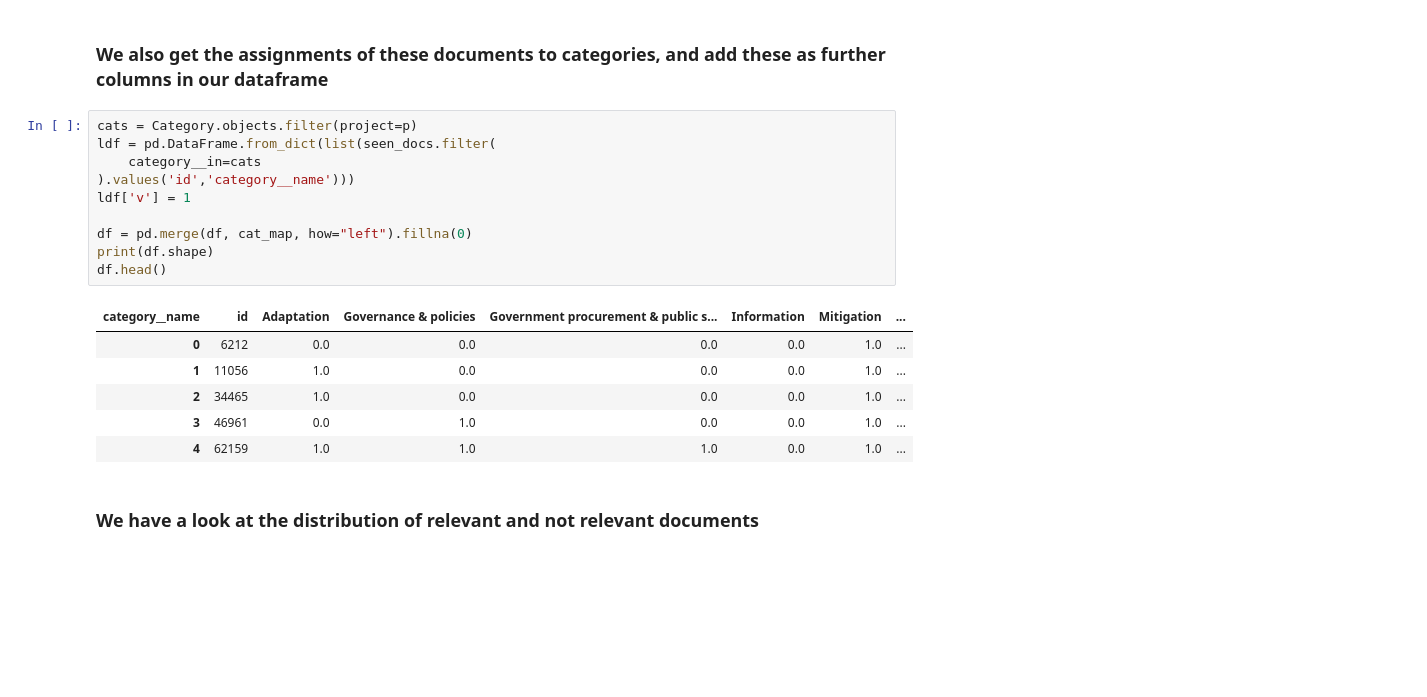
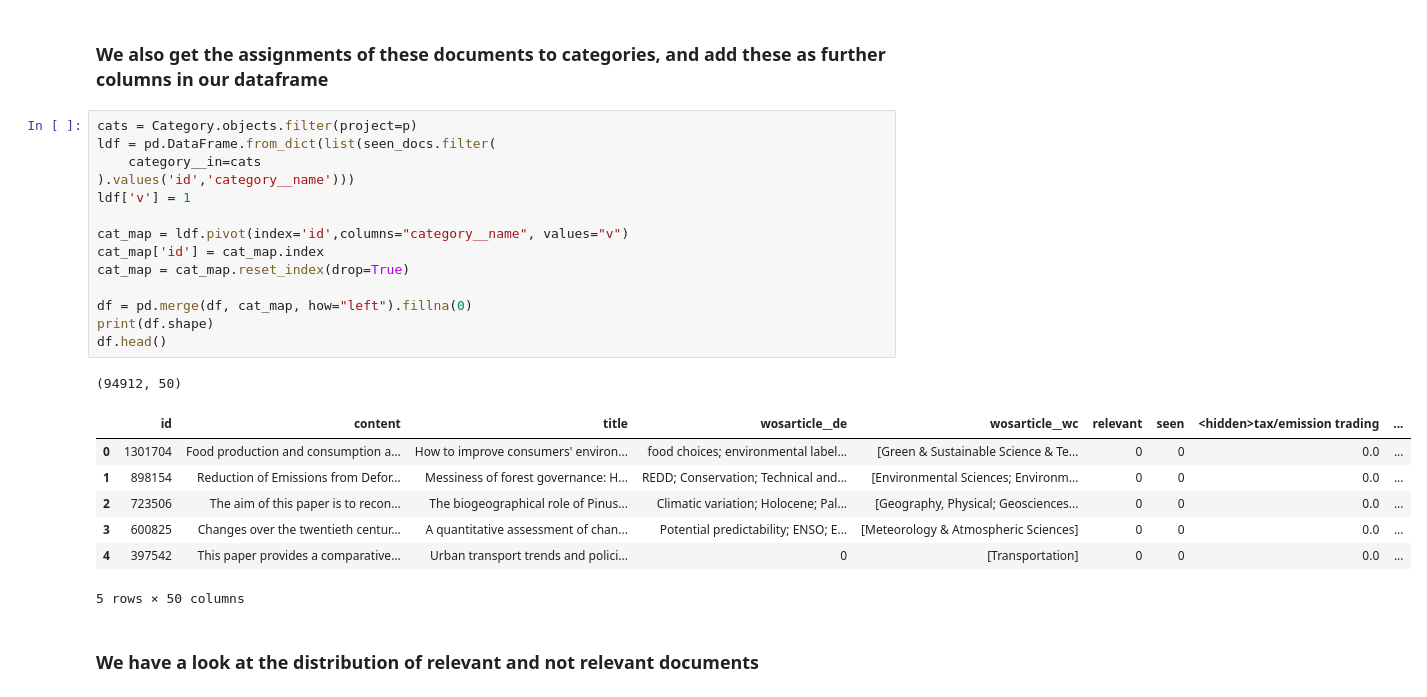
Before and after one commit to mcc-apsis/climate-policy-map, a Jupyter notebook: active_learning.ipynb, the cells around one changed output. Saved outputs shown, nothing was run; the diff lists cells and outputs as text; blank space fills up the shorter version.

```diff
--- a/active_learning.ipynb
+++ b/active_learning.ipynb
@@ -162,20 +162,26 @@ df.head()
 # %%
 cats = Category.objects.filter(project=p)
 ldf = pd.DataFrame.from_dict(list(seen_docs.filter(
     category__in=cats
 ).values('id','category__name')))
 ldf['v'] = 1
 
+cat_map = ldf.pivot(index='id',columns="category__name", values="v")
+cat_map['id'] = cat_map.index
+cat_map = cat_map.reset_index(drop=True)
+
 df = pd.merge(df, cat_map, how="left").fillna(0)
 print(df.shape)
 df.head()
 # %% [output]
+(94912, 50)
-| category__name | id | Adaptation | Governance & policies | Government procurement & public s... | Information | Mitigation | ... |
-| 0 | 6212 | 0.0 | 0.0 | 0.0 | 0.0 | 1.0 | ... |
-| 1 | 11056 | 1.0 | 0.0 | 0.0 | 0.0 | 1.0 | ... |
-| 2 | 34465 | 1.0 | 0.0 | 0.0 | 0.0 | 1.0 | ... |
-| 3 | 46961 | 0.0 | 1.0 | 0.0 | 0.0 | 1.0 | ... |
-| 4 | 62159 | 1.0 | 1.0 | 1.0 | 0.0 | 1.0 | ... |
+|  | id | content | title | wosarticle__de | wosarticle__wc | relevant | seen | <hidden>tax/emission trading | ... |
+| 0 | 1301704 | Food production and consumption a... | How to improve consumers' environ... | food choices; environmental label... | [Green & Sustainable Science & Te... | 0 | 0 | 0.0 | ... |
+| 1 | 898154 | Reduction of Emissions from Defor... | Messiness of forest governance: H... | REDD; Conservation; Technical and... | [Environmental Sciences; Environm... | 0 | 0 | 0.0 | ... |
+| 2 | 723506 | The aim of this paper is to recon... | The biogeographical role of Pinus... | Climatic variation; Holocene; Pal... | [Geography, Physical; Geosciences... | 0 | 0 | 0.0 | ... |
+| 3 | 600825 | Changes over the twentieth centur... | A quantitative assessment of chan... | Potential predictability; ENSO; E... | [Meteorology & Atmospheric Sciences] | 0 | 0 | 0.0 | ... |
+| 4 | 397542 | This paper provides a comparative... | Urban transport trends and polici... | 0 | [Transportation] | 0 | 0 | 0.0 | ... |
+5 rows × 50 columns
 # %% [markdown]
 ### We have a look at the distribution of relevant and not relevant documents
 # %%
```
Also changed, not shown: parts of 16 cells of this notebook, 1 other file.
